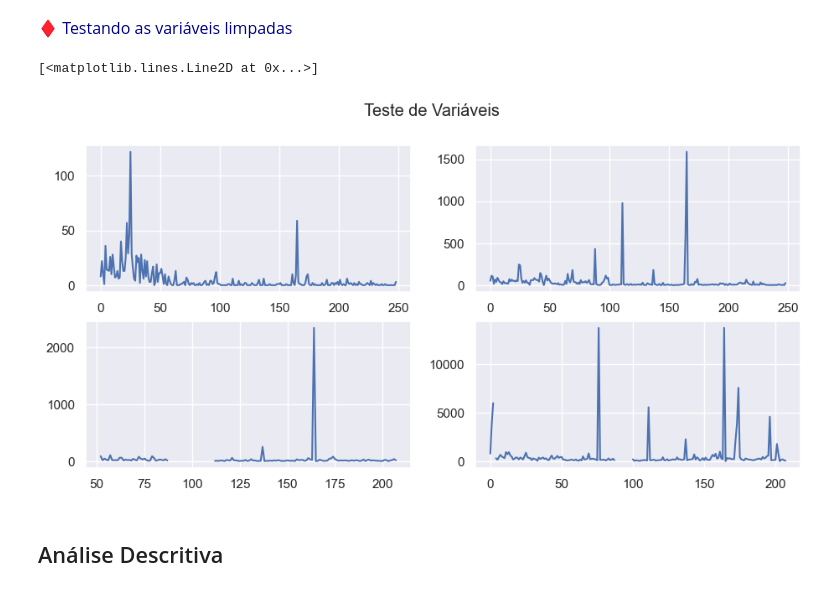
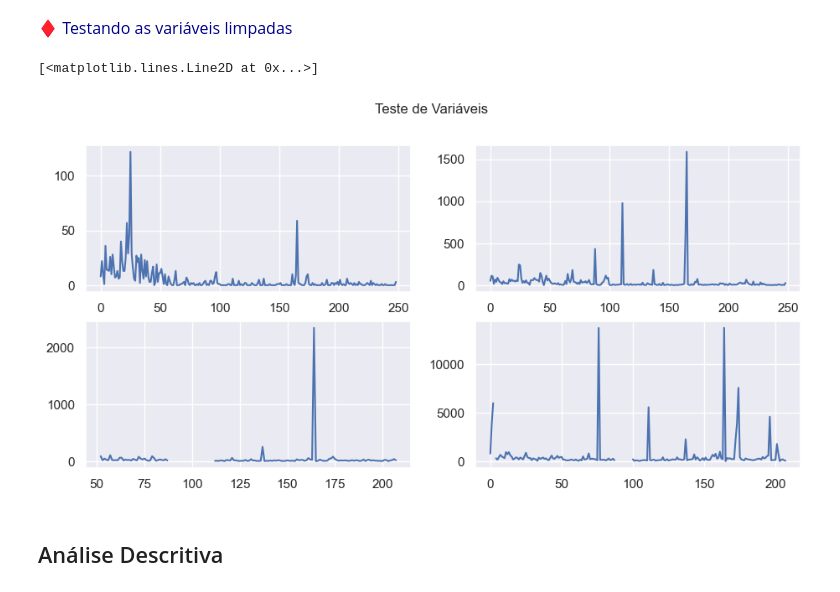
Before and after one commit to henriquecarvalho-maker/Conflito-israelo-palestino, a Jupyter notebook: análise_dos_mortos_e_feridos_no_conflito_entre_palestinos_e_israelitas.ipynb, the cells around one changed output. Cells and saved outputs as stored; diff of their text form; code cells hidden in the pictures.

```diff
--- a/análise_dos_mortos_e_feridos_no_conflito_entre_palestinos_e_israelitas.ipynb
+++ b/análise_dos_mortos_e_feridos_no_conflito_entre_palestinos_e_israelitas.ipynb
@@ -172,15 +172,15 @@ dados_['palestinians_injuries'] = pd.to_numeric(dados_['palestinians_injuries'])
 # %%
 fig = plt.figure()
 gs = fig.add_gridspec(2, 2)
 (ax1, ax2), (ax3, ax4) = gs.subplots()
-fig.suptitle('Teste de Variáveis')
+fig.suptitle('Teste de Variáveis', fontsize=12)
 ax1.plot(dados_['israelis_killed'])
 ax2.plot(dados_['palestinians_killed'])
 ax3.plot(dados_['israelis_injuries'])
 ax4.plot(dados_['palestinians_injuries'])
 # %% [output]
 [<matplotlib.lines.Line2D at 0x...>]
-[figure, old version]
+[figure, new version]
 # %% [markdown]
 <h2>Análise Descritiva</h2>
 # %%
```
Also changed, not shown: parts of 16 cells of this notebook.
